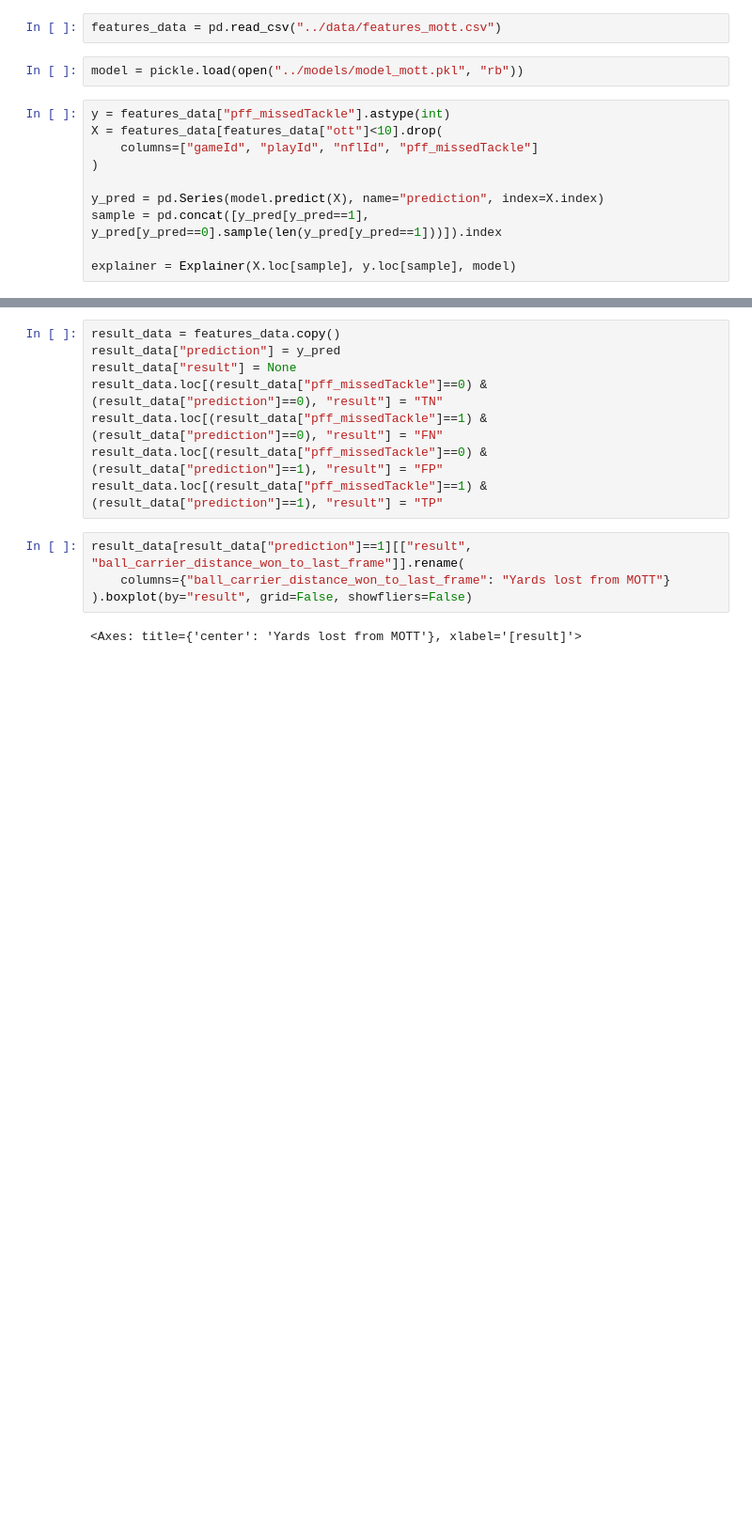
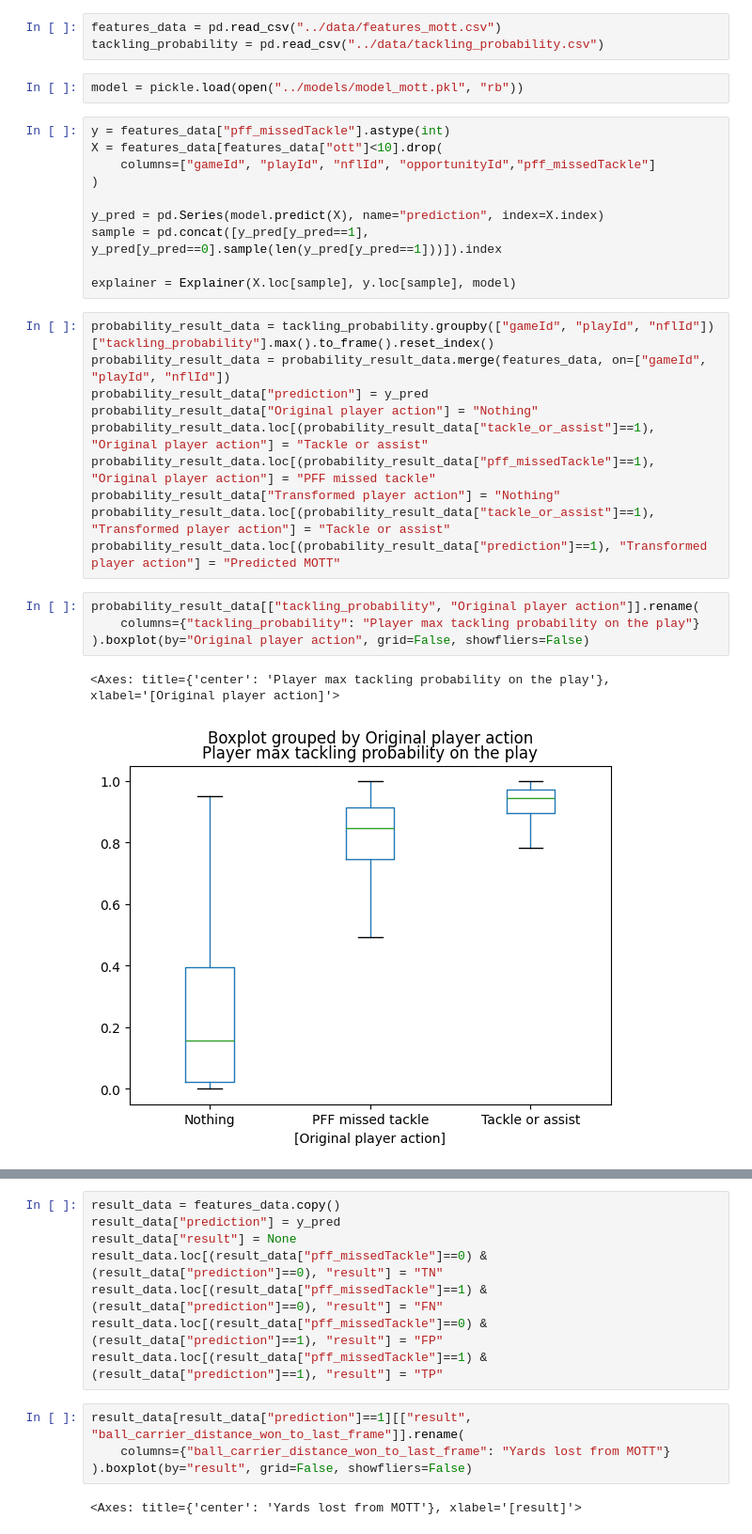
Before and after one commit to MLecardonnel/ExpectedTackling, a Jupyter notebook: notebooks/explaination_mott.ipynb, the cells around one changed output, grey strips where cells are left out. Shown at 94% size. Cells and saved outputs as stored; diff of their text form; blank space fills up the shorter version.

```diff
--- a/notebooks/explaination_mott.ipynb
+++ b/notebooks/explaination_mott.ipynb
@@ -10,15 +10,33 @@ from expected_tackling.visualization import Explainer
 IProgress not found. Please update jupyter and ipywidgets. See https://ipywidgets.readthedocs.io/en/stable/user_install.html
 # %%
 features_data = pd.read_csv("../data/features_mott.csv")
+tackling_probability = pd.read_csv("../data/tackling_probability.csv")
 # %%
 model = pickle.load(open("../models/model_mott.pkl", "rb"))
 # %%
 y = features_data["pff_missedTackle"].astype(int)
 X = features_data[features_data["ott"]<10].drop(
-    columns=["gameId", "playId", "nflId", "pff_missedTackle"]
+    columns=["gameId", "playId", "nflId", "opportunityId","pff_missedTackle"]
 )
 
 y_pred = pd.Series(model.predict(X), name="prediction", index=X.index)
 sample = pd.concat([y_pred[y_pred==1], y_pred[y_pred==0].sample(len(y_pred[y_pred==1]))]).index
 
 explainer = Explainer(X.loc[sample], y.loc[sample], model)
+# %%
+probability_result_data = tackling_probability.groupby(["gameId", "playId", "nflId"])["tackling_probability"].max().to_frame().reset_index()
+probability_result_data = probability_result_data.merge(features_data, on=["gameId", "playId", "nflId"])
+probability_result_data["prediction"] = y_pred
+probability_result_data["Original player action"] = "Nothing"
+probability_result_data.loc[(probability_result_data["tackle_or_assist"]==1), "Original player action"] = "Tackle or assist"
+probability_result_data.loc[(probability_result_data["pff_missedTackle"]==1), "Original player action"] = "PFF missed tackle"
+probability_result_data["Transformed player action"] = "Nothing"
+probability_result_data.loc[(probability_result_data["tackle_or_assist"]==1), "Transformed player action"] = "Tackle or assist"
+probability_result_data.loc[(probability_result_data["prediction"]==1), "Transformed player action"] = "Predicted MOTT"
+# %%
+probability_result_data[["tackling_probability", "Original player action"]].rename(
+    columns={"tackling_probability": "Player max tackling probability on the play"}
+).boxplot(by="Original player action", grid=False, showfliers=False)
+# %% [output]
+<Axes: title={'center': 'Player max tackling probability on the play'}, xlabel='[Original player action]'>
+[figure, added]
```
Also changed, not shown: parts of 4 cells of this notebook, 4 other files.
